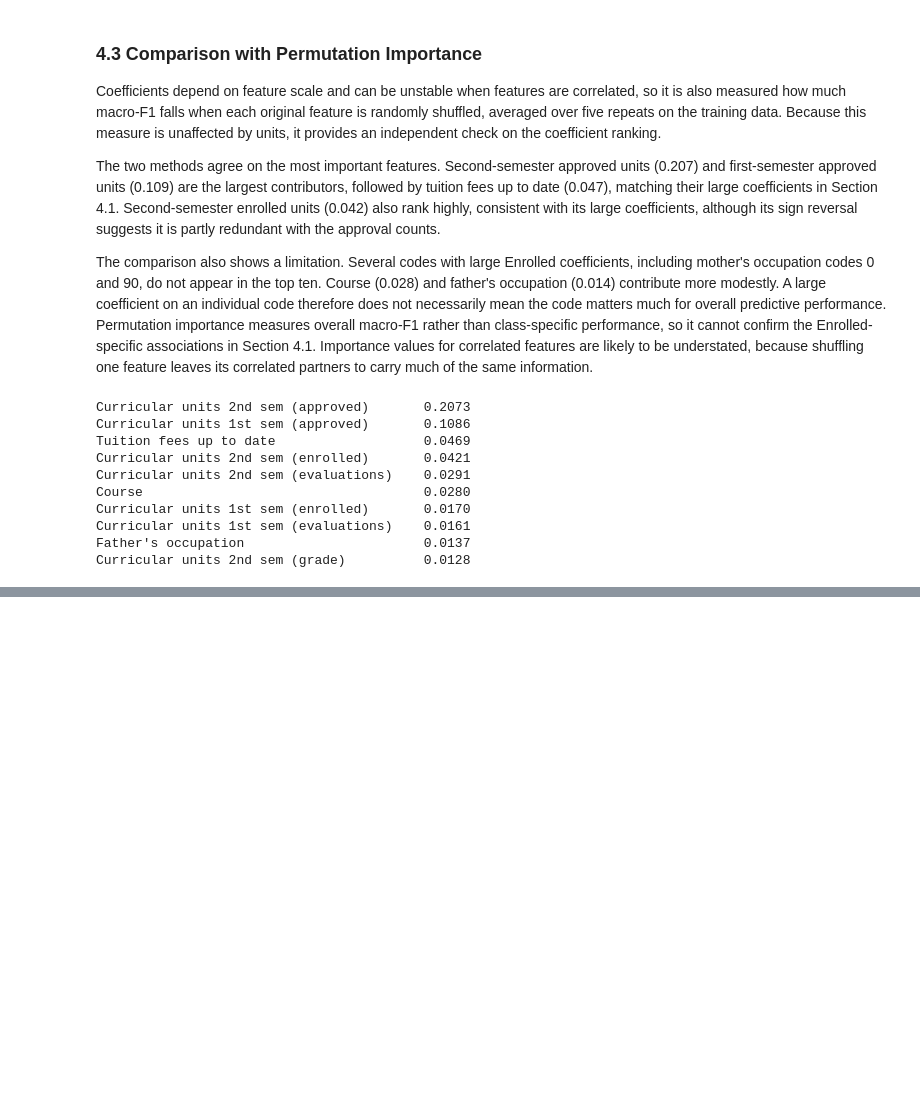
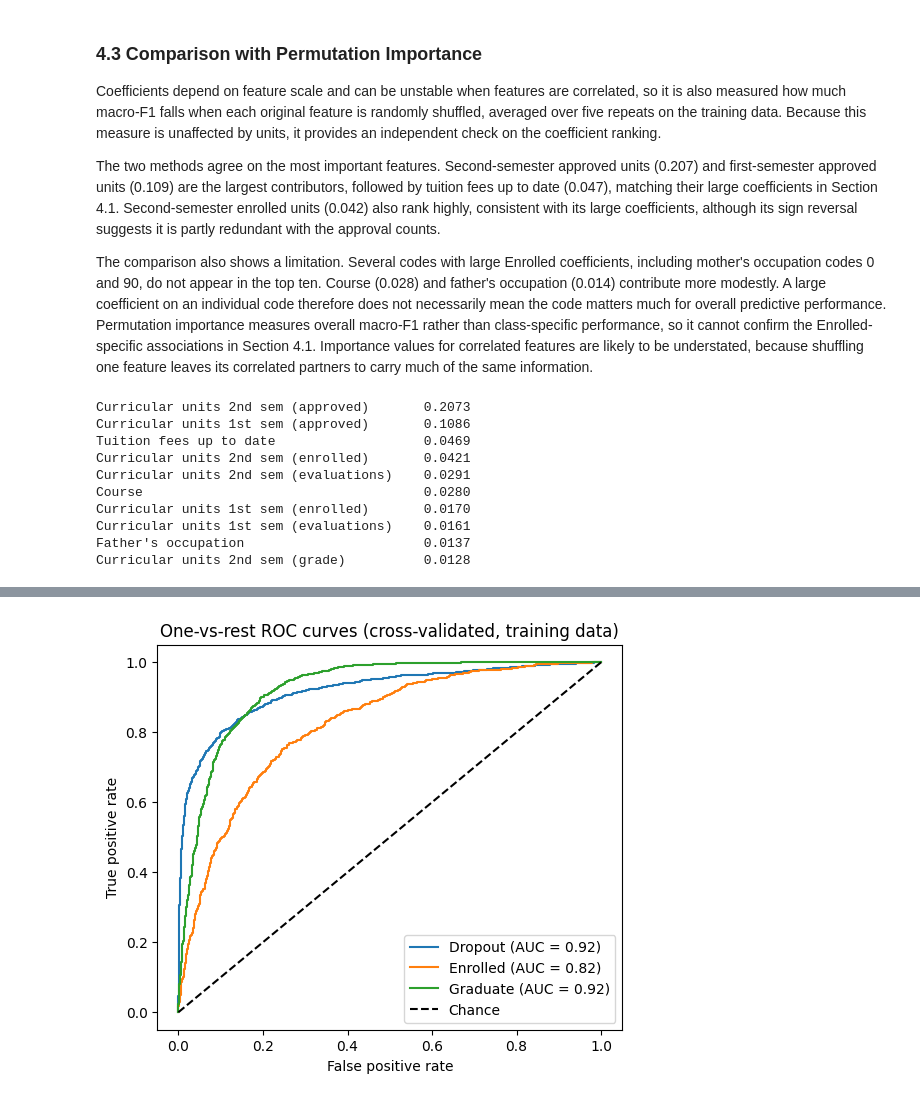
Before and after one commit to Ayesh2002/ml-student-dropout, a Jupyter notebook: 01_logistic_regression.ipynb, the cells around one changed output, grey strips where cells are left out. Cells and saved outputs as stored; diff of their text form; code cells hidden in the pictures; blank space fills up the shorter version.

```diff
--- a/01_logistic_regression.ipynb
+++ b/01_logistic_regression.ipynb
@@ -423,0 +432,24 @@ Curricular units 2nd sem (grade)          0.0128
+# %%
+from sklearn.model_selection import cross_val_predict
+from sklearn.metrics import roc_curve, auc
+from sklearn.preprocessing import label_binarize
+import matplotlib.pyplot as plt
+import numpy as np
+
+classes = best_model.named_steps["clf"].classes_
+y_train_bin = label_binarize(y_train, classes=classes)
+y_proba_cv = cross_val_predict(best_model, X_train, y_train, cv=cv,
+                               method="predict_proba", n_jobs=-1)
+
+plt.figure(figsize=(6, 5))
+for i, cls in enumerate(classes):
+    fpr, tpr, _ = roc_curve(y_train_bin[:, i], y_proba_cv[:, i])
+    plt.plot(fpr, tpr, label=f"{cls} (AUC = {auc(fpr, tpr):.2f})")
+plt.plot([0, 1], [0, 1], "k--", label="Chance")
+plt.xlabel("False positive rate")
+plt.ylabel("True positive rate")
+plt.title("One-vs-rest ROC curves (cross-validated, training data)")
+plt.legend()
+plt.show()
+# %% [output]
+[figure, added]
```
Also changed, not shown: parts of 2 cells of this notebook.
